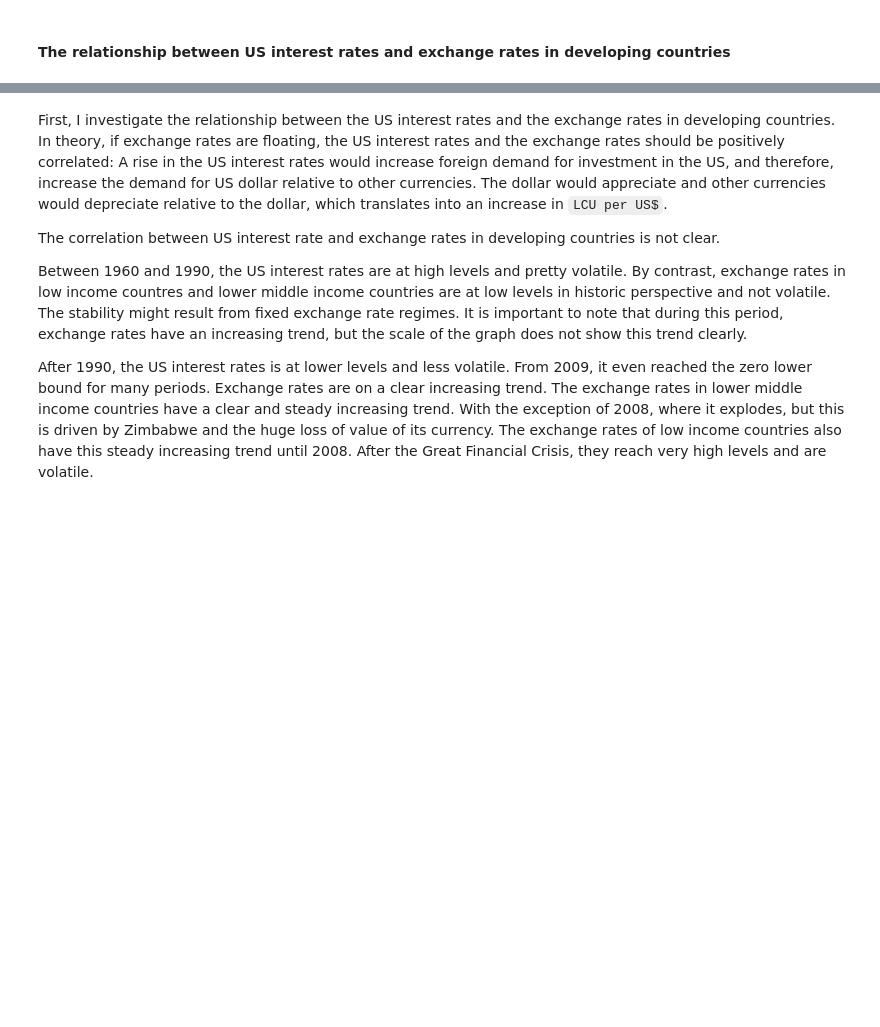
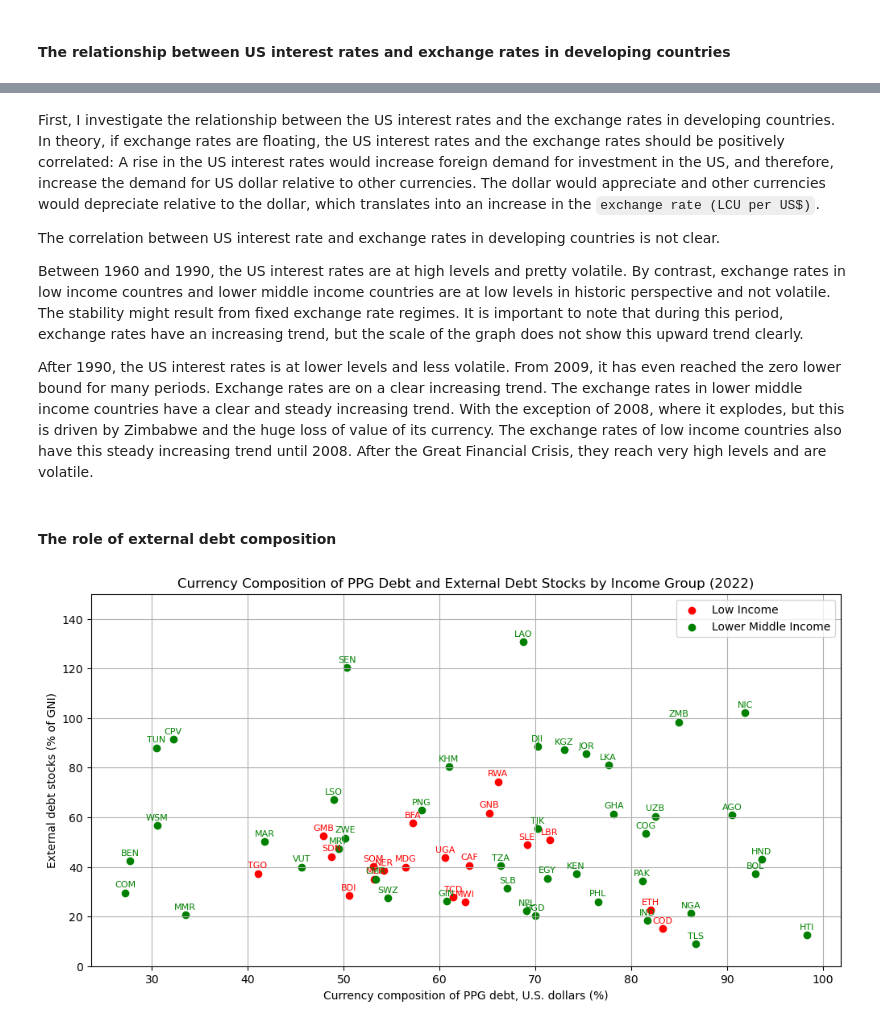
Before and after one commit to maude04/pp4rs_project, a Jupyter notebook: src/project_programming.ipynb, the cells around one changed output, grey strips where cells are left out. Saved outputs shown, nothing was run; the diff lists cells and outputs as text; code cells hidden in the pictures; blank space fills up the shorter version.

```diff
--- a/src/project_programming.ipynb
+++ b/src/project_programming.ipynb
@@ -343,9 +375,62 @@ plt.show()
 [figure]
 # %% [markdown]
-First, I investigate the relationship between the US interest rates and the exchange rates in developing countries. In theory, if exchange rates are floating, the US interest rates and the exchange rates should be positively correlated: A rise in the US interest rates would increase foreign demand for investment in the US, and therefore, increase the demand for US dollar relative to other currencies. The dollar would appreciate and other currencies would depreciate relative to the dollar, which translates into an increase in `LCU per US$`.
+First, I investigate the relationship between the US interest rates and the exchange rates in developing countries. In theory, if exchange rates are floating, the US interest rates and the exchange rates should be positively correlated: A rise in the US interest rates would increase foreign demand for investment in the US, and therefore, increase the demand for US dollar relative to other currencies. The dollar would appreciate and other currencies would depreciate relative to the dollar, which translates into an increase in the `exchange rate (LCU per US$)`.
 
 The correlation between US interest rate and exchange rates in developing countries is not clear.
 
-Between 1960 and 1990, the US interest rates are at high levels and pretty volatile. By contrast, exchange rates in low income countres and lower middle income countries are at low levels in historic perspective and not volatile. The stability might result from fixed exchange rate regimes. It is important to note that during this period, exchange rates have an increasing trend, but the scale of the graph does not show this trend clearly.
+Between 1960 and 1990, the US interest rates are at high levels and pretty volatile. By contrast, exchange rates in low income countres and lower middle income countries are at low levels in historic perspective and not volatile. The stability might result from fixed exchange rate regimes. It is important to note that during this period, exchange rates have an increasing trend, but the scale of the graph does not show this upward trend clearly.
 
-After 1990, the US interest rates is at lower levels and less volatile. From 2009, it even reached the zero lower bound for many periods. Exchange rates are on a clear increasing trend. The exchange rates in lower middle income countries have a clear and steady increasing trend. With the exception of 2008, where it explodes, but this is driven by Zimbabwe and the huge loss of value of its currency. The exchange rates of low income countries also have this steady increasing trend until 2008. After the Great Financial Crisis, they reach very high levels and are volatile.
+After 1990, the US interest rates is at lower levels and less volatile. From 2009, it has even reached the zero lower bound for many periods. Exchange rates are on a clear increasing trend. The exchange rates in lower middle income countries have a clear and steady increasing trend. With the exception of 2008, where it explodes, but this is driven by Zimbabwe and the huge loss of value of its currency. The exchange rates of low income countries also have this steady increasing trend until 2008. After the Great Financial Crisis, they reach very high levels and are volatile.
+# %% [markdown]
+#### The role of external debt composition
+# %%
+# Plot Currency composition of PPG debt, U.S. dollars (%) and external debt stocks (% of GNI) by income group
+
+## Filter the data_FRED_WB_wide2 Dataframe to include only the year 2022
+
+df_wide_2022 = df_FRED_WB_wide2[df_FRED_WB_wide2['Year'] == 2022]
+
+## Filter the df_wide_2022 DataFrame to include only the income group 'low income' and 'lower middle income'
+df_low_income_2022 = df_wide_2022[df_wide_2022['Income group'] == 'Low income']
+df_lower_middle_income_2022 = df_wide_2022[df_wide_2022['Income group'] == 'Lower middle income']
+
+df_lower_middle_income_2022.head(10)
+
+## Plot
+fig, ax = plt.subplots(figsize=(12, 6))
+
+## Scatter plot for low income group
+scatter_low_income = ax.scatter(df_low_income_2022['Currency composition of PPG debt, U.S. dollars (%)'],
+                                df_low_income_2022['External debt stocks (% of GNI)'],
+                                color='red', label='Low Income')
+
+## Scatter plot for lower middle income group
+scatter_lower_middle_income = ax.scatter(df_lower_middle_income_2022['Currency composition of PPG debt, U.S. dollars (%)'],
+                                         df_lower_middle_income_2022['External debt stocks (% of GNI)'],
+                                         color='green', label='Lower Middle Income')
+
+## Annotate each point with the country code for low income group
+for i, row in df_low_income_2022.iterrows():
+    ax.annotate(row['Country Code'],
+                (row['Currency composition of PPG debt, U.S. dollars (%)'], row['External debt stocks (% of GNI)']),
+                textcoords="offset points", xytext=(0,5), ha='center', fontsize=8, color='red')
+
+## Annotate each point with the country code for lower middle income group
+for i, row in df_lower_middle_income_2022.iterrows():
+    ax.annotate(row['Country Code'],
+                (row['Currency composition of PPG debt, U.S. dollars (%)'], row['External debt stocks (% of GNI)']),
+                textcoords="offset points", xytext=(0,5), ha='center', fontsize=8, color='green')
+
+## Set labels and title
+ax.set_xlabel('Currency composition of PPG debt, U.S. dollars (%)')
+ax.set_ylabel('External debt stocks (% of GNI)')
+ax.set_title('Currency Composition of PPG Debt and External Debt Stocks by Income Group (2022)')
+ax.legend()
+ax.grid(True)
+
+## Set y-axis limits
+ax.set_ylim(0, 150)
+
+plt.show()
+# %% [output]
+[figure, added]
```
Also changed, not shown: parts of 34 cells of this notebook.
